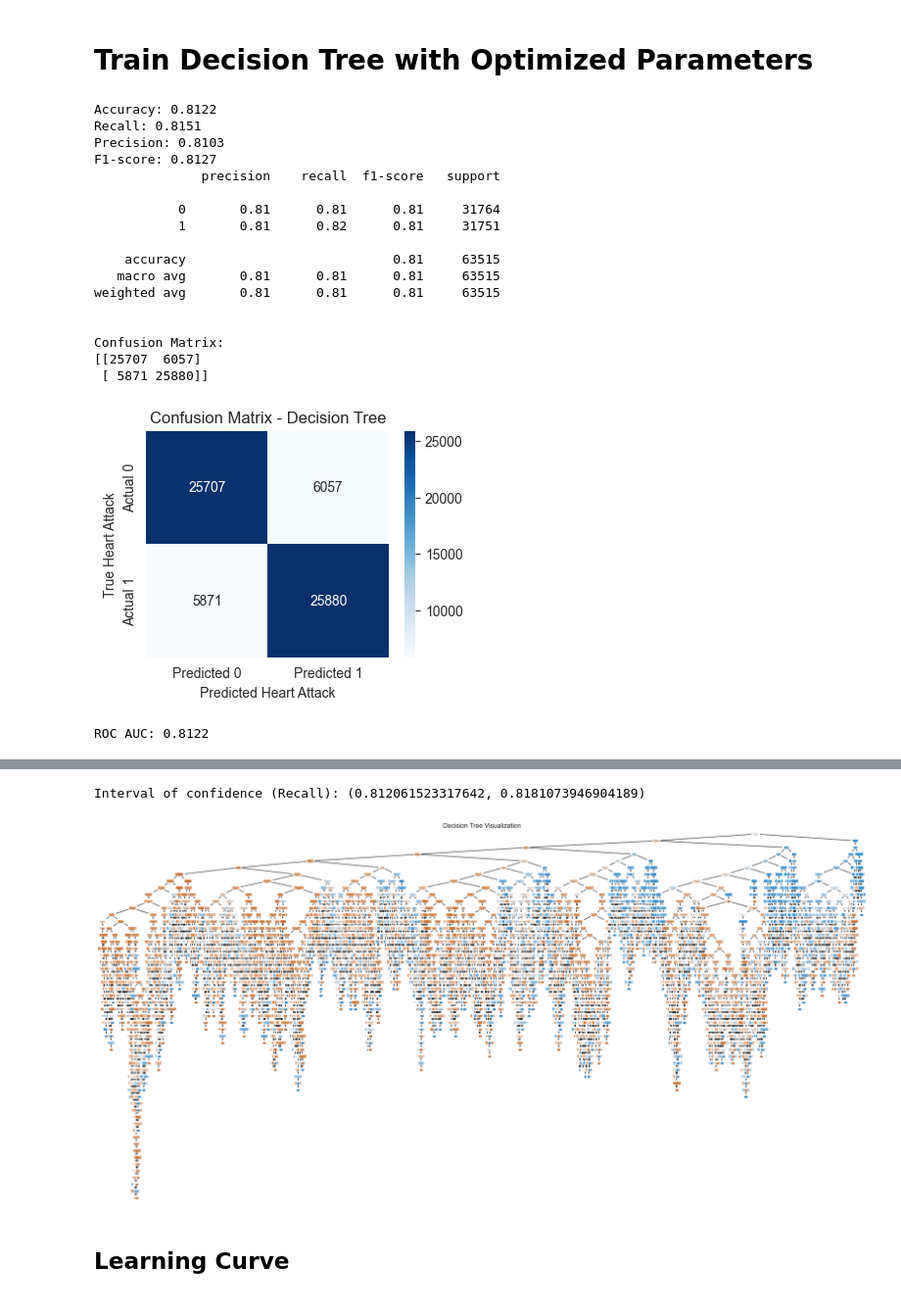
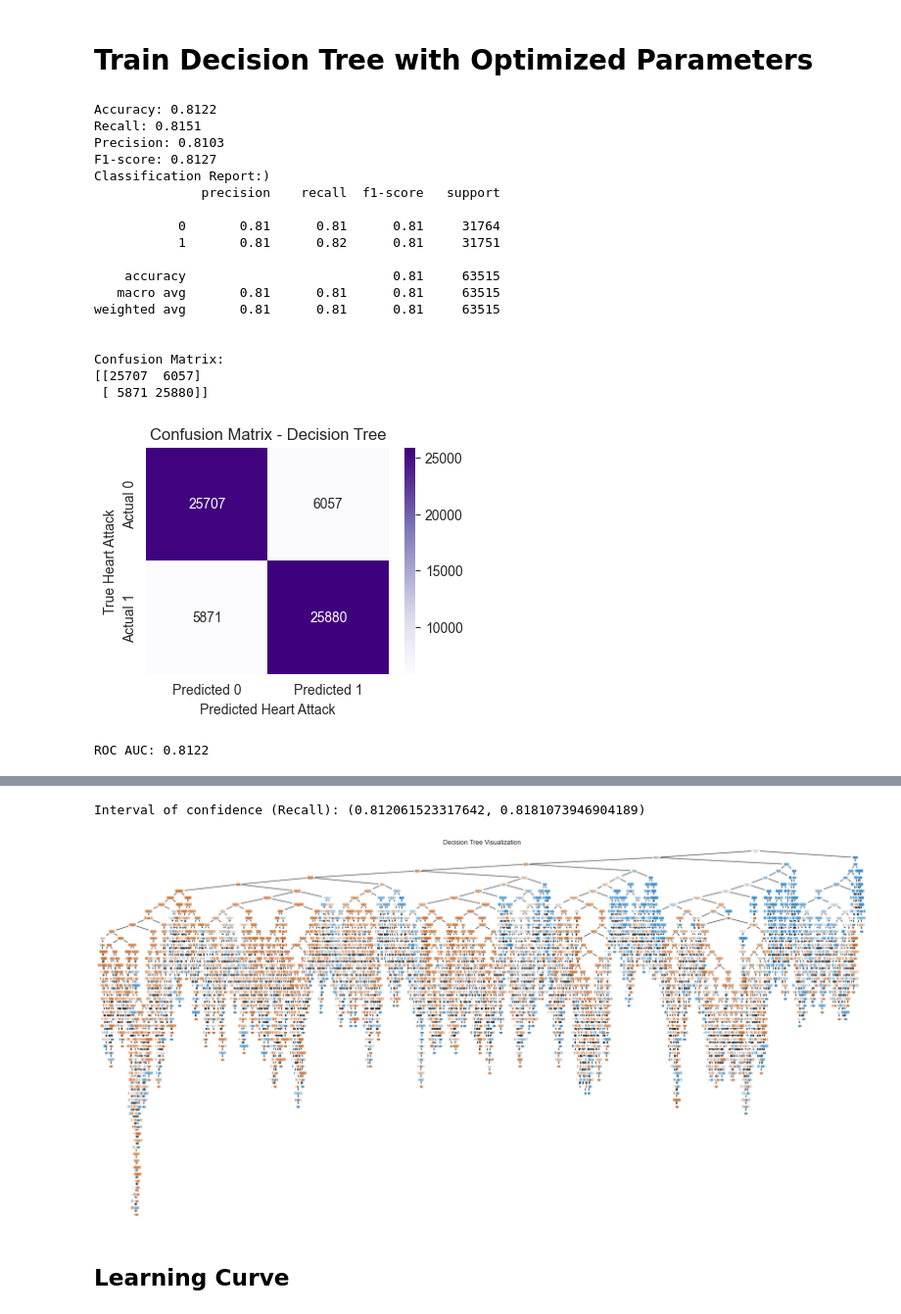
Before and after one commit to alexlafuente/heart_attack_prediction_md, a Jupyter notebook: decisionTrees.ipynb, the cells around one changed output, grey strips where cells are left out. Shown at 98% size. Cells and saved outputs as stored; diff of their text form; code cells hidden in the pictures.

Commit message:
fix: a priori finished decision trees

```diff
--- a/decisionTrees.ipynb
+++ b/decisionTrees.ipynb
@@ -87,18 +89,20 @@ accuracy = accuracy_score(y_test, pred)
 recall = recall_score(y_test, pred)
 precision = precision_score(y_test, pred)
 f1 = f1_score(y_test, pred)
+class_report = classification_report(y_test, pred)
 print(f"Accuracy: {accuracy:.4f}")
 print(f"Recall: {recall:.4f}")
 print(f"Precision: {precision:.4f}")
 print(f"F1-score: {f1:.4f}")
-print(classification_report(y_test, pred))
+print(f"Classification Report:)")
+print(class_report)
 
 # confusion matrix
 conf_matrix = confusion_matrix(y_test, pred)
 print("\nConfusion Matrix:")
 print(conf_matrix)
 plt.figure(figsize=(4, 3))
-sns.heatmap(conf_matrix, annot=True, fmt='d', cmap='Blues',
+sns.heatmap(conf_matrix, annot=True, fmt='d', cmap='Purples',
             xticklabels=['Predicted 0', 'Predicted 1'],
             yticklabels=['Actual 0', 'Actual 1'])
 plt.xlabel('Predicted Heart Attack')
@@ -106,13 +110,13 @@ plt.ylabel('True Heart Attack')
 plt.title('Confusion Matrix - Decision Tree')
 plt.show()
 
-# ROC
+# ROC curve
 fpr, tpr, _ = roc_curve(y_test, pred_proba)
 roc_auc = auc(fpr, tpr)
 print(f"ROC AUC: {roc_auc:.4f}")
 plt.figure(figsize=(8, 6))
-plt.plot(fpr, tpr, color='darkorange', lw=2, label=f'ROC curve (area = {roc_auc:.2f})')
-plt.plot([0, 1], [0, 1], color='navy', lw=2, linestyle='--')
+plt.plot(fpr, tpr, color='teal', lw=2, label=f'ROC curve (area = {roc_auc:.2f})')
+plt.plot([0, 1], [0, 1], color='slategray', lw=2, linestyle='--')
 plt.xlim([0.0, 1.0])
 plt.ylim([0.0, 1.05])
 plt.xlabel('False Positive Rate')
@@ -131,38 +135,38 @@ plt.figure(figsize=(20, 10))
 plot_tree(cdt, filled=True, rounded=True, feature_names=X.columns, class_names=['0', '1'])
 plt.title('Decision Tree Visualization')
 plt.tight_layout()
-plt.savefig('decision_tree_original.png') # Save the figure
 plt.show()
 
-# para guardar metricas para la comparacion final
+# guardar datos obtenidos para la comparacion final
 dt_metrics = {
     'Accuracy': accuracy,
     'Recall': recall,
     'Precision': precision,
     'F1-score': f1,
     'ROC AUC': roc_auc,
     'Confusion Matrix': conf_matrix,
     'FPR': fpr,
     'TPR': tpr,
     'y_proba': pred_proba
 }
 # %% [output]
 Accuracy: 0.8122
 Recall: 0.8151
 Precision: 0.8103
 F1-score: 0.8127
+Classification Report:)
               precision    recall  f1-score   support
 
            0       0.81      0.81      0.81     31764
            1       0.81      0.82      0.81     31751
 
     accuracy                           0.81     63515
    macro avg       0.81      0.81      0.81     63515
 weighted avg       0.81      0.81      0.81     63515
 
 
 Confusion Matrix:
 [[25707  6057]
  [ 5871 25880]]
-[figure, old version]
+[figure, new version]
 ROC AUC: 0.8122
```
Also changed, not shown: parts of 13 cells of this notebook.
